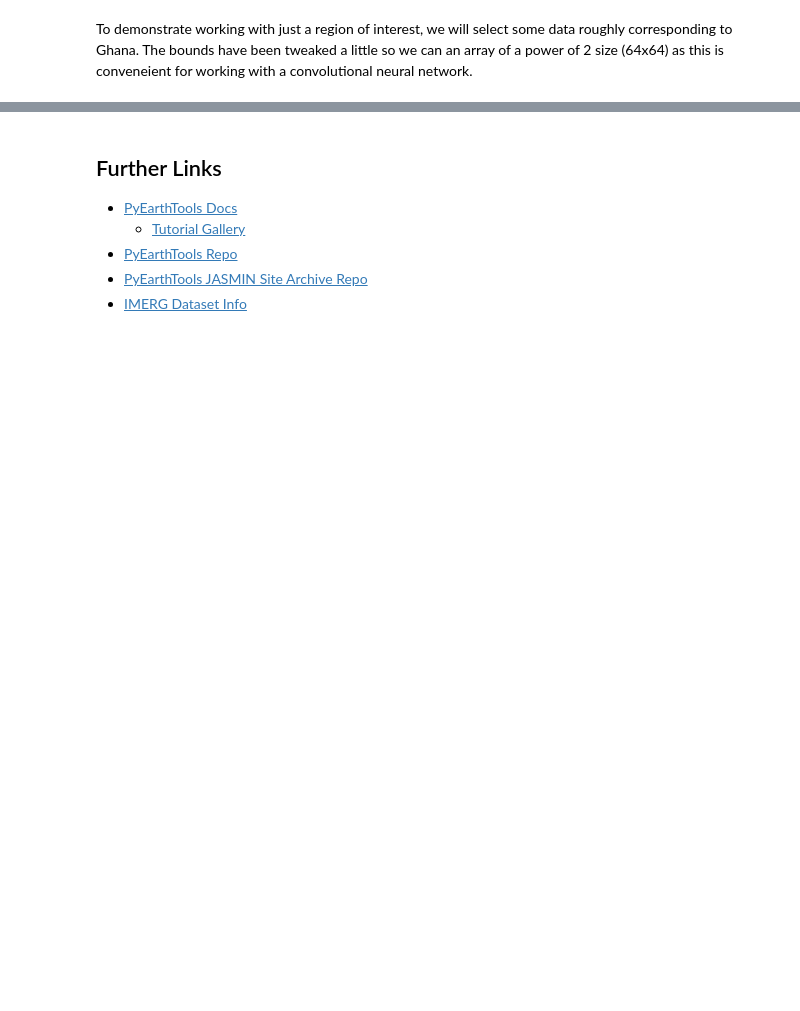
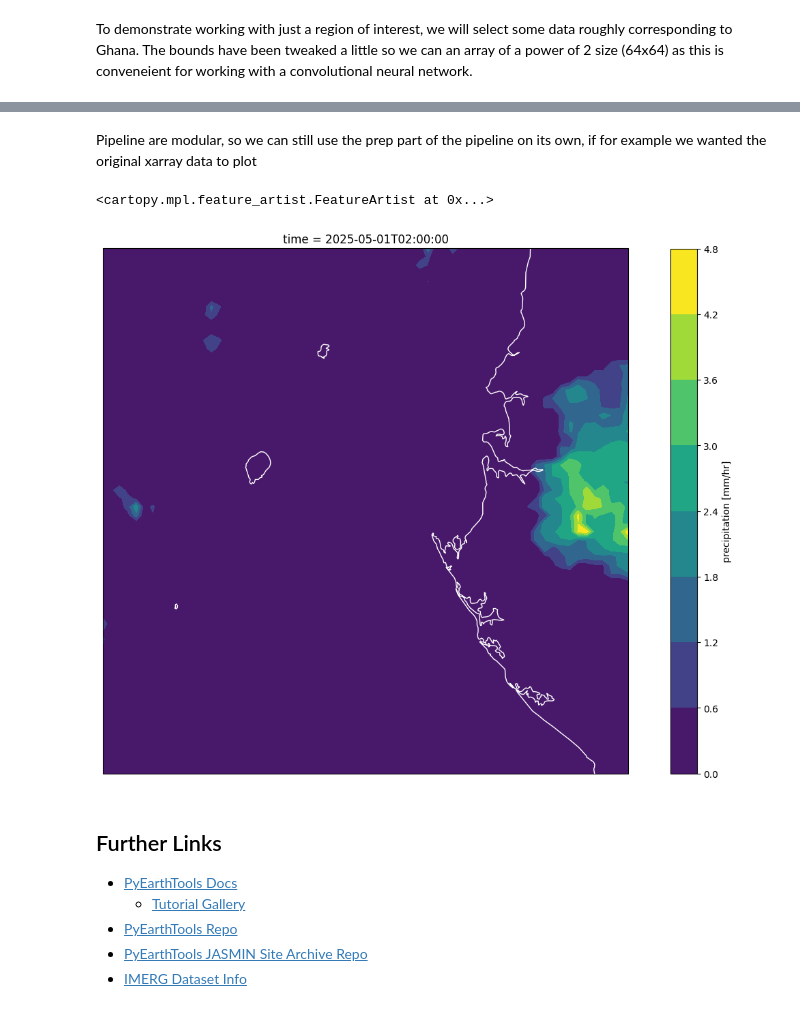
Before and after one commit to uk-gov-mirror/MetOffice.pyearthtools_jasmin, a Jupyter notebook: notebooks/ew4energy/ew4_imerg_explore.ipynb, the cells around one changed output, grey strips where cells are left out. Cells and saved outputs as stored; diff of their text form; code cells hidden in the pictures; blank space fills up the shorter version.

```diff
--- a/notebooks/ew4energy/ew4_imerg_explore.ipynb
+++ b/notebooks/ew4energy/ew4_imerg_explore.ipynb
@@ -60,6 +60,11 @@ We'll be using the IMERG data in the EW4 Group Workspace. It is also available t
 # %%
 ew4_gws_dir = pathlib.Path('/gws/nopw/j04/ew4energy/')
 imerg_ew4_dir = ew4_gws_dir / 'imerg_2025_summer'
+ew4_gws_user_dir = ew4_gws_dir / 'user' / 'shaddad'
+ew4_user_cache_dir = ew4_gws_user_dir / 'cache'
+ew4_imerg_cache_dir = ew4_user_cache_dir / 'imerg'
+imerg_norm_dir = ew4_imerg_cache_dir / 'norms'
+ew4_imerg_ml_prepped_dir = ew4_imerg_cache_dir / 'ml_prepped'
 # %%
 def get_imerg_path(start_dt, time_delta, fname_template, data_dir):
     """
@@ -130,6 +233,6 @@ Further Reading
 * [PyEarthTools and Data Access](https://pyearthtools.readthedocs.io/en/latest/data.html)
 * [Data Module Deep Dive Tutorials](https://pyearthtools.readthedocs.io/en/latest/notebooks/Gallery.html#Deep-Dive---The-Data-Module)
 # %%
-ew4_imerg_accessor = site_archive_jasmin.Ew4Imerg('2025-04-01 00:00', '2025-10-01 00:00')
+ew4_imerg_accessor = petdata.archive.ew4_imerg_2025('2025-04-01 00:00', '2025-10-01 00:00')
 # %%
 ew4_imerg_accessor
@@ -159,8 +353,11 @@ ghana_pet_box = (ghana_extents['latitude'][0],
 # %%
-ew4_imerg_pipeline = petpipe.Pipeline(
+ew4_imerg_prep = petpipe.Pipeline(
     ew4_imerg_accessor,
     petdata.transform.region.Bounding(*ghana_pet_box),
-    petpipe.modifications.TemporalWindow(prior_indexes=[0,], posterior_indexes=[0,], timedelta=TimeDelta('30 minutes')),
-    iterator=petpipe.iterators.DateRange('20250501T00', '20250511T00', interval='30 minutes'),
+    pyearthtools.pipeline.modifications.Cache(
+        ew4_imerg_cache_dir,
+        pattern_kwargs={'extension': 'nc'},
+        cache_validity='override',
+    ),
     exceptions_to_ignore=petdata.exceptions.DataNotFoundError,
 )
@@ -173,5 +417,16 @@ next(ew4_imerg_iter)
+# %% [markdown]
+Pipeline are modular, so we can still use the prep part of the pipeline on its own, if for example we wanted the original xarray data to plot
+# %%
+imerg_sampler_pipe = petpipe.Pipeline(
+    ew4_imerg_prep,
+    iterator=petpipe.iterators.DateRange('20250501T00', '20250701T00', interval='1 hour'),
+)
+sample_it = iter(imerg_sampler_pipe)
 # %%
 fig1 = matplotlib.pyplot.figure(figsize=(16,10))
 ax1=fig1.add_subplot(1,1,1,projection=cartopy.crs.PlateCarree())
-next(ew4_imerg_iter)[0][0]['precipitation'][0].plot.contourf(ax=ax1)
+next(sample_it)['precipitation'][0].plot.contourf(ax=ax1)
 ax1.coastlines(color='w')
+# %% [output]
+<cartopy.mpl.feature_artist.FeatureArtist at 0x...>
+[figure, added]
```
Also changed, not shown: parts of 30 cells of this notebook, 2 other files.
